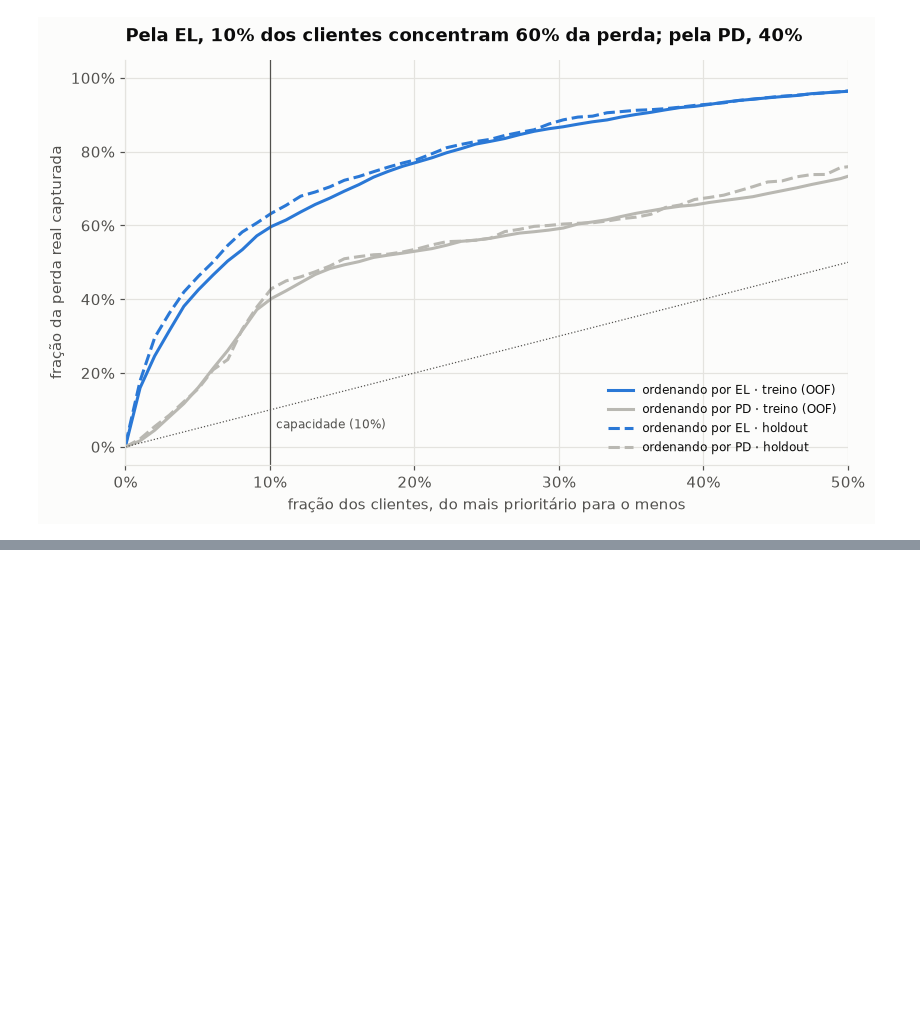
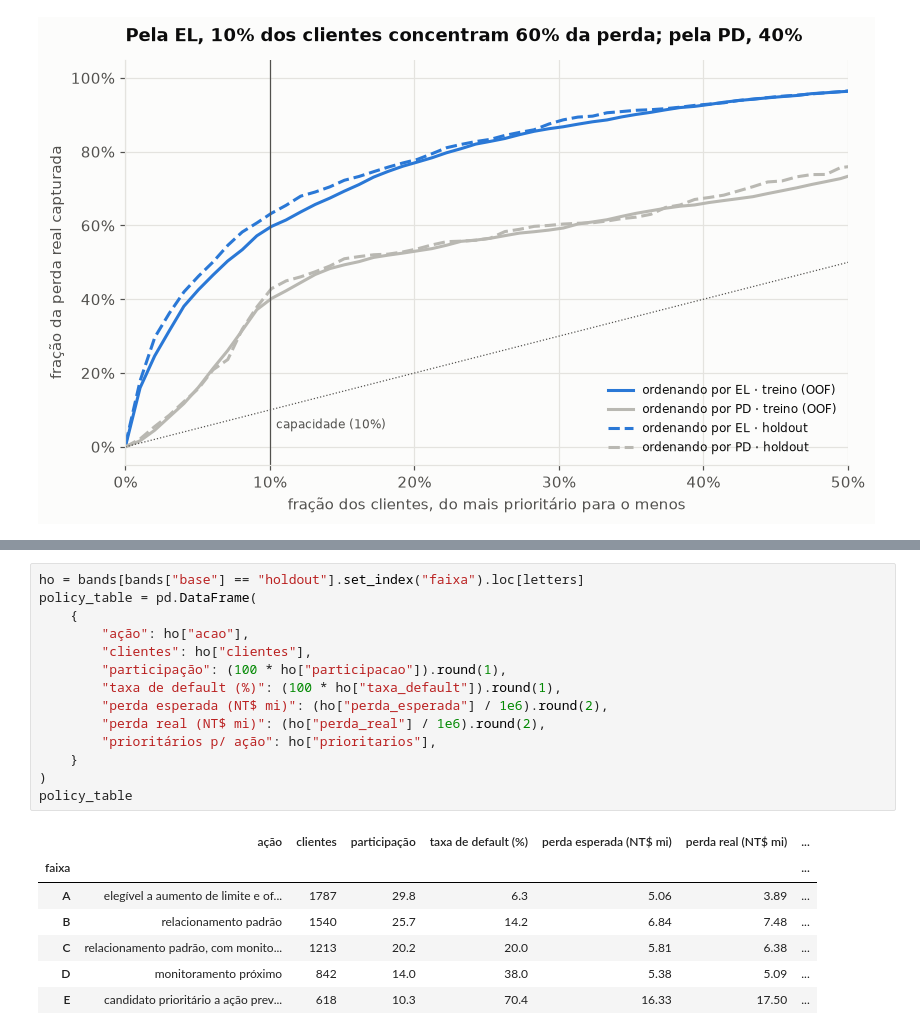
Before and after one commit to RToyoyama/credit-risk-semantix, a Jupyter notebook: notebooks/03_modelagem_e_decisao.ipynb, the cells around one changed output, grey strips where cells are left out. Drawn from its saved outputs; the diff is of its cells as text; blank space fills up the shorter version.

```diff
--- a/notebooks/03_modelagem_e_decisao.ipynb
+++ b/notebooks/03_modelagem_e_decisao.ipynb
@@ -1194,0 +1282,22 @@ PosixPath('/home/renan/projetos/credit-risk-semantix/reports/figures/el_01_conce
+# %%
+ho = bands[bands["base"] == "holdout"].set_index("faixa").loc[letters]
+policy_table = pd.DataFrame(
+    {
+        "ação": ho["acao"],
+        "clientes": ho["clientes"],
+        "participação": (100 * ho["participacao"]).round(1),
+        "taxa de default (%)": (100 * ho["taxa_default"]).round(1),
+        "perda esperada (NT$ mi)": (ho["perda_esperada"] / 1e6).round(2),
+        "perda real (NT$ mi)": (ho["perda_real"] / 1e6).round(2),
+        "prioritários p/ ação": ho["prioritarios"],
+    }
+)
+policy_table
+# %% [output]
+|  | ação | clientes | participação | taxa de default (%) | perda esperada (NT$ mi) | perda real (NT$ mi) | ... |
+| faixa |  |  |  |  |  |  | ... |
+| A | elegível a aumento de limite e of... | 1787 | 29.8 | 6.3 | 5.06 | 3.89 | ... |
+| B | relacionamento padrão | 1540 | 25.7 | 14.2 | 6.84 | 7.48 | ... |
+| C | relacionamento padrão, com monito... | 1213 | 20.2 | 20.0 | 5.81 | 6.38 | ... |
+| D | monitoramento próximo | 842 | 14.0 | 38.0 | 5.38 | 5.09 | ... |
+| E | candidato prioritário a ação prev... | 618 | 10.3 | 70.4 | 16.33 | 17.50 | ... |
```
Also changed, not shown: parts of 4 cells of this notebook, 10 other files.
